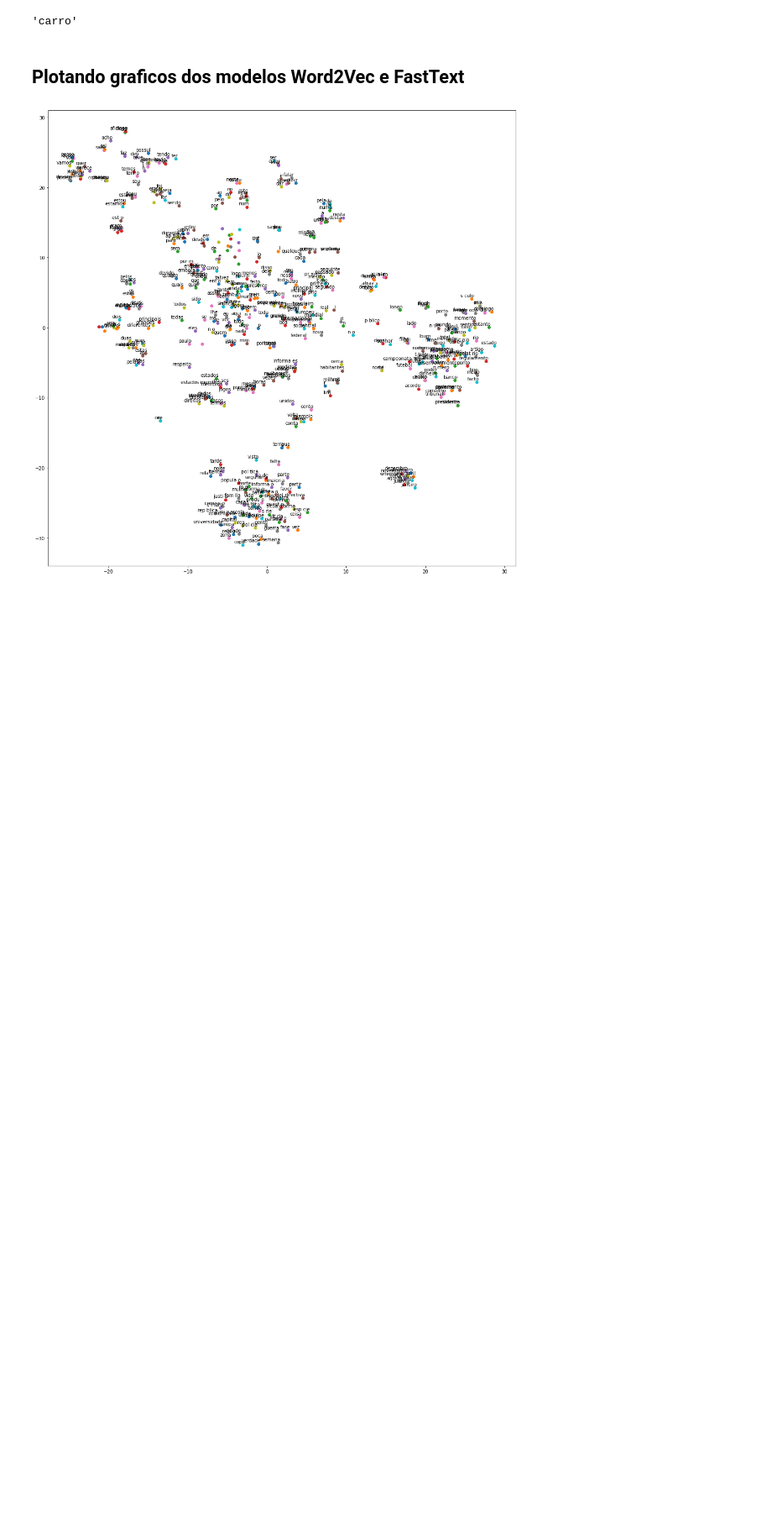
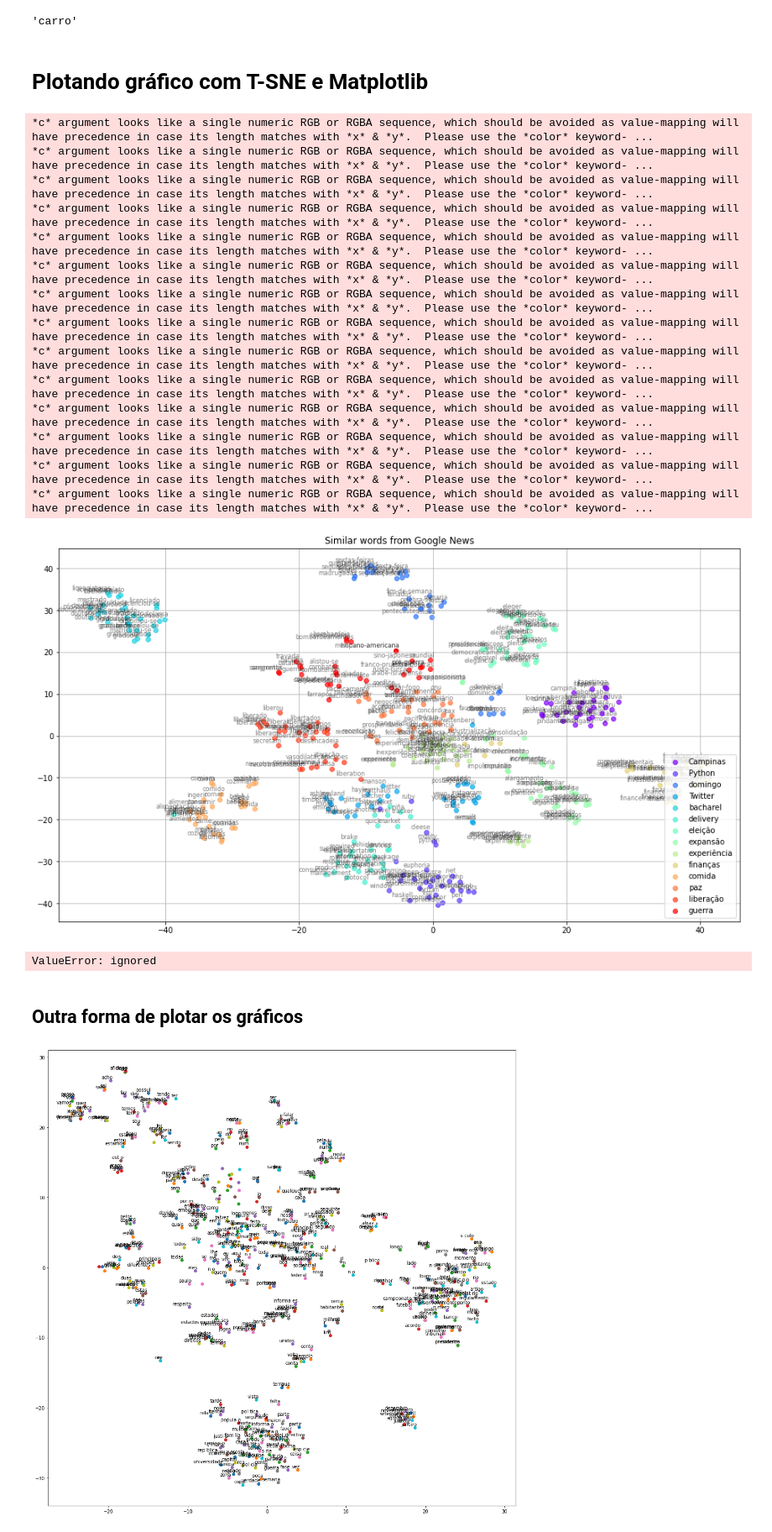
Before and after one commit to egmaziero/PLN-IA, a Jupyter notebook: 2021-text_representations/meetings/meeting_2.ipynb, the cells around one changed output. Shown: that part at 84% size. Saved outputs shown, nothing was run; the diff lists cells and outputs as text; code cells hidden in the pictures; blank space fills up the shorter version.

```diff
--- a/2021-text_representations/meetings/meeting_2.ipynb
+++ b/2021-text_representations/meetings/meeting_2.ipynb
@@ -142,7 +106,7 @@ model = Word2Vec.load('pt.bin')
 # Para os modelos do repositorio Kyubyong/wordvectors
 
 # model = Word2Vec.load(file)
-model = fasttext.load_facebook_model(file)
+model = FastText.load_fasttext_format(file)
 # %% [markdown]
 ## Testando analogias e semelhanças de palavras
 # %%
@@ -223,5 +189,5 @@ similarity(w1, w2) method of gensim.models.keyedvectors.Word2VecKeyedVectors ins
 model.doesnt_match("café carro almoço jantar".split())
 # %% [output]
 'carro'
-# %% [markdown]
-## Plotando graficos dos modelos Word2Vec e FastText
+# %% [markdown]
+# Plotando gráfico com T-SNE e Matplotlib
@@ -227,0 +211,71 @@ model.doesnt_match("café carro almoço jantar".split())
+# %%
+from sklearn.manifold import TSNE
+import numpy as np
+
+embedding_clusters = np.array(embedding_clusters)
+n, m, k = embedding_clusters.shape
+tsne_model_2d = TSNE(perplexity=15, n_components=2, init='pca', n_iter=3500, random_state=32)
+embeddings_2d = np.array(tsne_model_2d.fit_transform(embedding_clusters.reshape(n * m, k))).reshape(n, m, 2)
+# %%
+import matplotlib.pyplot as plt
+import matplotlib.cm as cm
+% matplotlib inline
+
+def tsne_plot_similar_words(title, labels, embedding_clusters, word_clusters, a, filename=None):
+    plt.figure(figsize=(16, 9))
+    colors = cm.rainbow(np.linspace(0, 1, len(labels)))
+    for label, embeddings, words, color in zip(labels, embedding_clusters, word_clusters, colors):
+        x = embeddings[:, 0]
+        y = embeddings[:, 1]
+        plt.scatter(x, y, c=color, alpha=a, label=label)
+        for i, word in enumerate(words):
+            plt.annotate(word, alpha=0.5, xy=(x[i], y[i]), xytext=(5, 2),
+                         textcoords='offset points', ha='right', va='bottom', size=8)
+    plt.legend(loc=4)
+    plt.title(title)
+    plt.grid(True)
+    if filename:
+        plt.savefig(filename, format='png', dpi=150, bbox_inches='tight')
+    plt.show()
+
+
+tsne_plot_similar_words('Similar words from Google News', keys, embeddings_2d, word_clusters, 0.7,
+                        'similar_words.png')
+# %% [output]
+*c* argument looks like a single numeric RGB or RGBA sequence, which should be avoided as value-mapping will have precedence in case its length matches with *x* & *y*.  Please use the *color* keyword- ...
+*c* argument looks like a single numeric RGB or RGBA sequence, which should be avoided as value-mapping will have precedence in case its length matches with *x* & *y*.  Please use the *color* keyword- ...
+*c* argument looks like a single numeric RGB or RGBA sequence, which should be avoided as value-mapping will have precedence in case its length matches with *x* & *y*.  Please use the *color* keyword- ...
+*c* argument looks like a single numeric RGB or RGBA sequence, which should be avoided as value-mapping will have precedence in case its length matches with *x* & *y*.  Please use the *color* keyword- ...
+*c* argument looks like a single numeric RGB or RGBA sequence, which should be avoided as value-mapping will have precedence in case its length matches with *x* & *y*.  Please use the *color* keyword- ...
+*c* argument looks like a single numeric RGB or RGBA sequence, which should be avoided as value-mapping will have precedence in case its length matches with *x* & *y*.  Please use the *color* keyword- ...
+*c* argument looks like a single numeric RGB or RGBA sequence, which should be avoided as value-mapping will have precedence in case its length matches with *x* & *y*.  Please use the *color* keyword- ...
+*c* argument looks like a single numeric RGB or RGBA sequence, which should be avoided as value-mapping will have precedence in case its length matches with *x* & *y*.  Please use the *color* keyword- ...
+*c* argument looks like a single numeric RGB or RGBA sequence, which should be avoided as value-mapping will have precedence in case its length matches with *x* & *y*.  Please use the *color* keyword- ...
+*c* argument looks like a single numeric RGB or RGBA sequence, which should be avoided as value-mapping will have precedence in case its length matches with *x* & *y*.  Please use the *color* keyword- ...
+*c* argument looks like a single numeric RGB or RGBA sequence, which should be avoided as value-mapping will have precedence in case its length matches with *x* & *y*.  Please use the *color* keyword- ...
+*c* argument looks like a single numeric RGB or RGBA sequence, which should be avoided as value-mapping will have precedence in case its length matches with *x* & *y*.  Please use the *color* keyword- ...
+*c* argument looks like a single numeric RGB or RGBA sequence, which should be avoided as value-mapping will have precedence in case its length matches with *x* & *y*.  Please use the *color* keyword- ...
+*c* argument looks like a single numeric RGB or RGBA sequence, which should be avoided as value-mapping will have precedence in case its length matches with *x* & *y*.  Please use the *color* keyword- ...
+[figure, added]
+# %%
+tsne_3d = TSNE(perplexity=30, n_components=3, init='pca', n_iter=3500, random_state=12)
+embeddings_3d = tsne_3d.fit_transform(embedding_clusters)
+
+from mpl_toolkits.mplot3d import Axes3D
+
+
+def tsne_plot_3d(title, label, embeddings, a=1):
+    fig = plt.figure()
+    ax = Axes3D(fig)
+    colors = cm.rainbow(np.linspace(0, 1, 1))
+    plt.scatter(embeddings[:, 0], embeddings[:, 1], embeddings[:, 2], c=colors, alpha=a, label=label)
+    plt.legend(loc=4)
+    plt.title(title)
+    plt.show()
+
+
+tsne_plot_3d('Visualizing Embeddings using t-SNE', 'War and Peace', embeddings_3d, a=0.1)
+# %% [output]
+ValueError: ignored
+# %% [markdown]
+## Outra forma de plotar os gráficos
```
Also changed, not shown: parts of 13 cells of this notebook.
